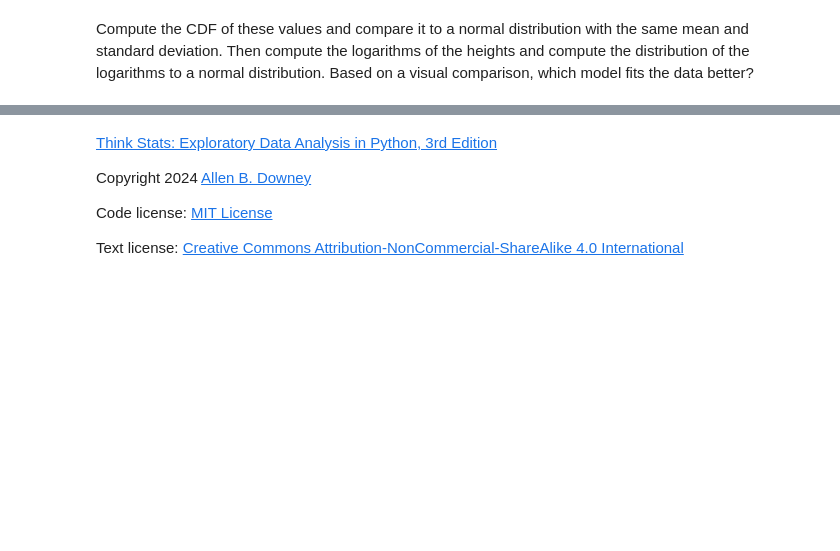
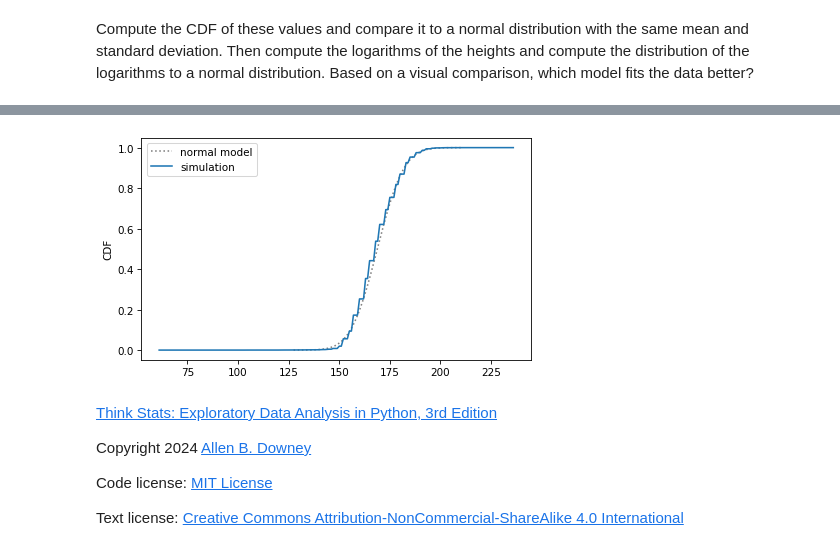
Before and after one commit to JoaoJimenez/Think_stats, a Jupyter notebook: nb/chap05.ipynb, the cells around one changed output, grey strips where cells are left out. Saved outputs shown, nothing was run; the diff lists cells and outputs as text; code cells hidden in the pictures; blank space fills up the shorter version.

```diff
--- a/nb/chap05.ipynb
+++ b/nb/chap05.ipynb
@@ -869,9 +883,11 @@ Based on a visual comparison, which model fits the data better?
 # %%
-# Solution goes here
+adult_height_normal = make_normal_model(adult_heights)
 # %%
-# Solution goes here
+adult_height_simulation = Cdf.from_seq(adult_heights, name = "simulation")
 # %%
-# Solution goes here
+two_cdf_plots(adult_height_normal, adult_height_simulation)
+# %% [output]
+[figure, added]
 # %%
 # Solution goes here
 # %% [markdown]
```
Also changed, not shown: parts of 9 cells of this notebook.
